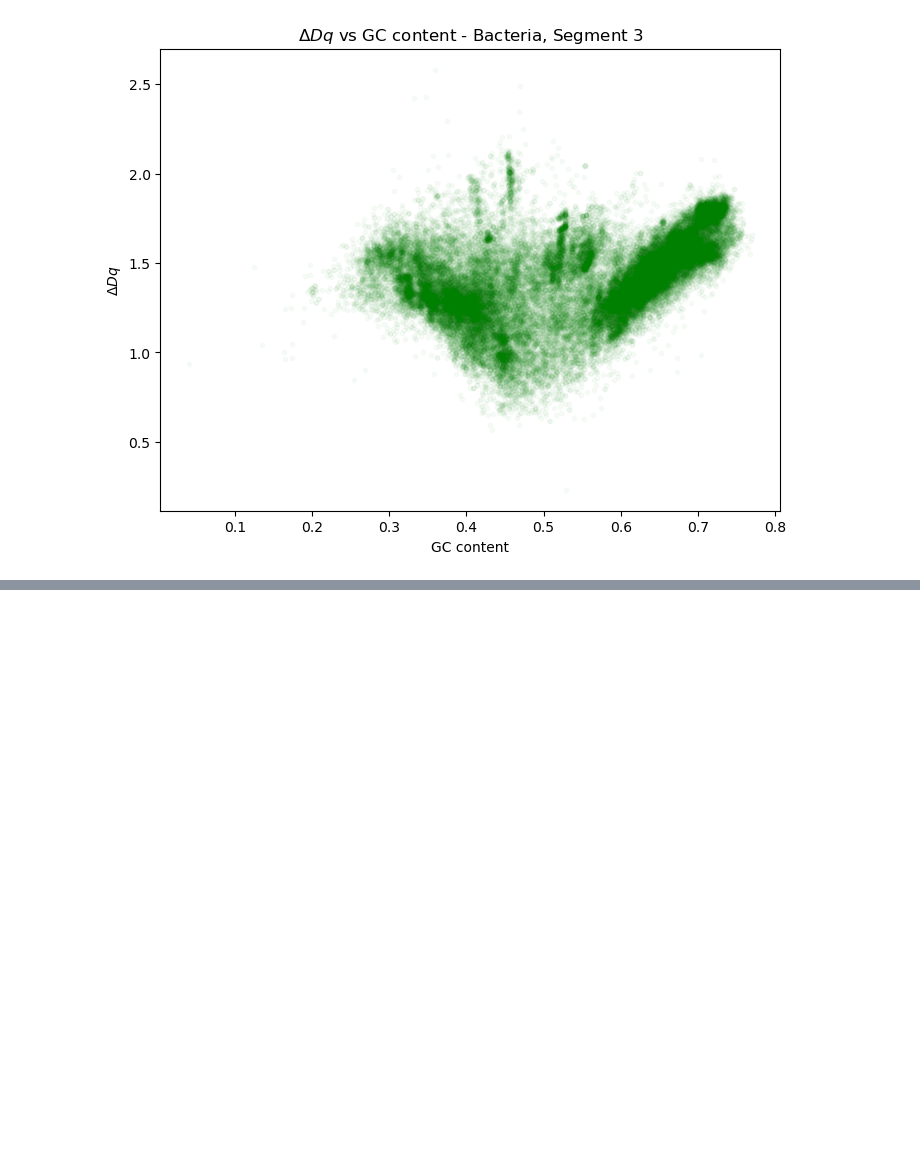
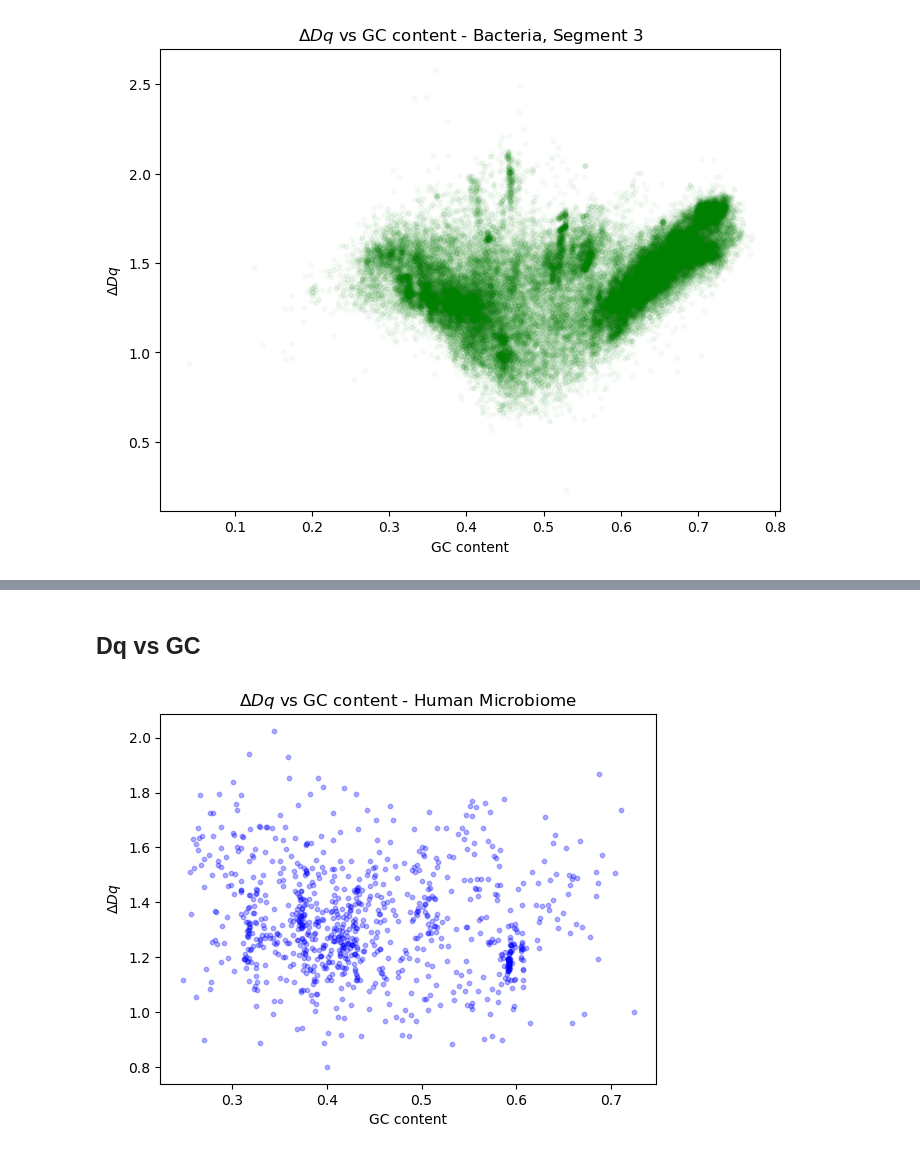
Before and after one commit to DiegoFLM/Analysis-of-microbial-genomes--MFA-GC-content-lifestyle-and-human-microbiome, a Jupyter notebook: notebooks_and_info/data_analysis/results_analysis/results_viz_dq_gccontent.ipynb, the cells around one changed output, grey strips where cells are left out. Drawn from its saved outputs; the diff is of its cells as text; code cells hidden in the pictures; blank space fills up the shorter version.

Commit message:
Human microbiome viz done.

```diff
--- a/notebooks_and_info/data_analysis/results_analysis/results_viz_dq_gccontent.ipynb
+++ b/notebooks_and_info/data_analysis/results_analysis/results_viz_dq_gccontent.ipynb
@@ -32,5 +32,7 @@ PATH_RESULTS_BACTERIA = (PATH_DATA / "results" / "bacteria")
 PATH_RESULTS_BACTERIA.exists()
 # %% [output]
 True
+# %%
+PATH_RESULTS_HM = PATH_DATA / "results" / "human_microbiome"
 # %% [markdown]
 # Archaea
@@ -619,0 +630,5 @@ for i, segment in enumerate(unique_segments):
+# %%
+df_hm = pd.read_csv(PATH_RESULTS_HM / 'mfa_hm_url.csv', sep=';', dtype=str)
+df_hm = df_hm.replace({',': '.'}, regex=True)
+df_hm = df_hm.apply(pd.to_numeric, errors='ignore')
+df_hm
@@ -619,0 +651,3 @@ for i, segment in enumerate(unique_segments):
+# %%
+df_composite_key_hm = df_hm.drop_duplicates(subset=['GC_content', 'Delta_Dq', 'sequence'])
+df_composite_key_hm.shape
@@ -619,0 +672,18 @@ for i, segment in enumerate(unique_segments):
+# %% [markdown]
+## Dq vs GC
+# %%
+plt.scatter(
+    x=df_composite_key_hm['GC_content'],
+    y=df_composite_key_hm['Delta_Dq'],
+    s=10,
+    c='blue',
+    alpha=0.3
+)
+
+plt.title(r'$\Delta Dq$ vs GC content - Human Microbiome')
+plt.xlabel('GC content')
+plt.ylabel(r'$\Delta Dq$')
+
+plt.show()
+# %% [output]
+[figure, added]
```
Also changed, not shown: parts of 11 cells of this notebook, 1 other file.
